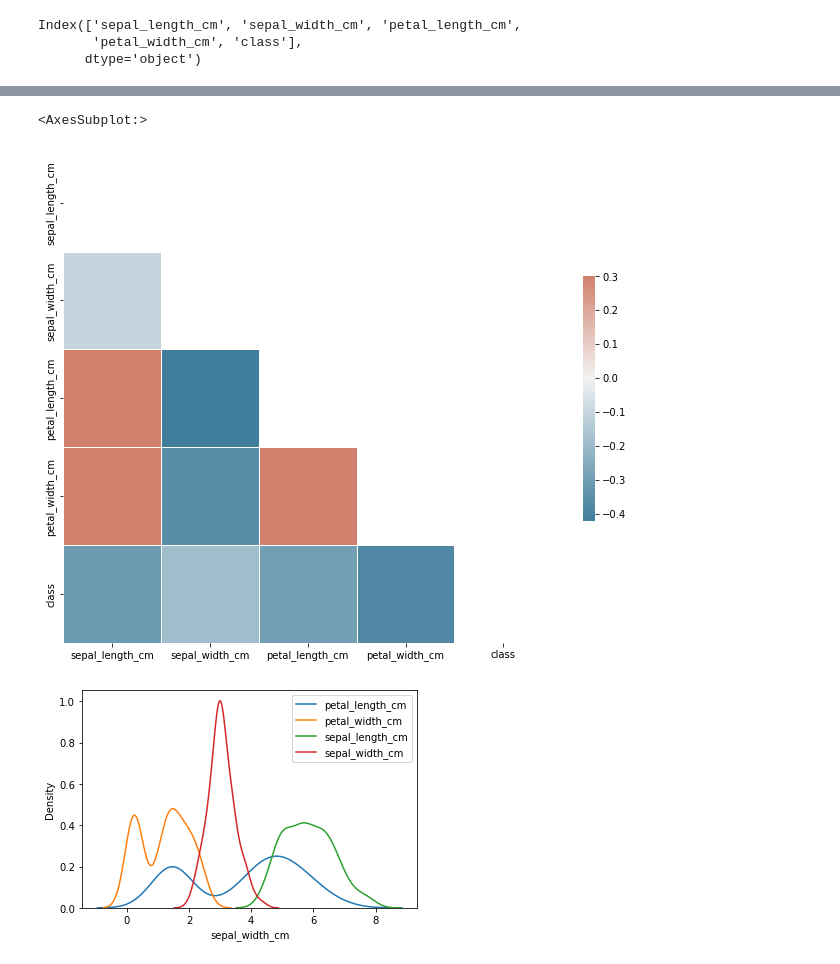
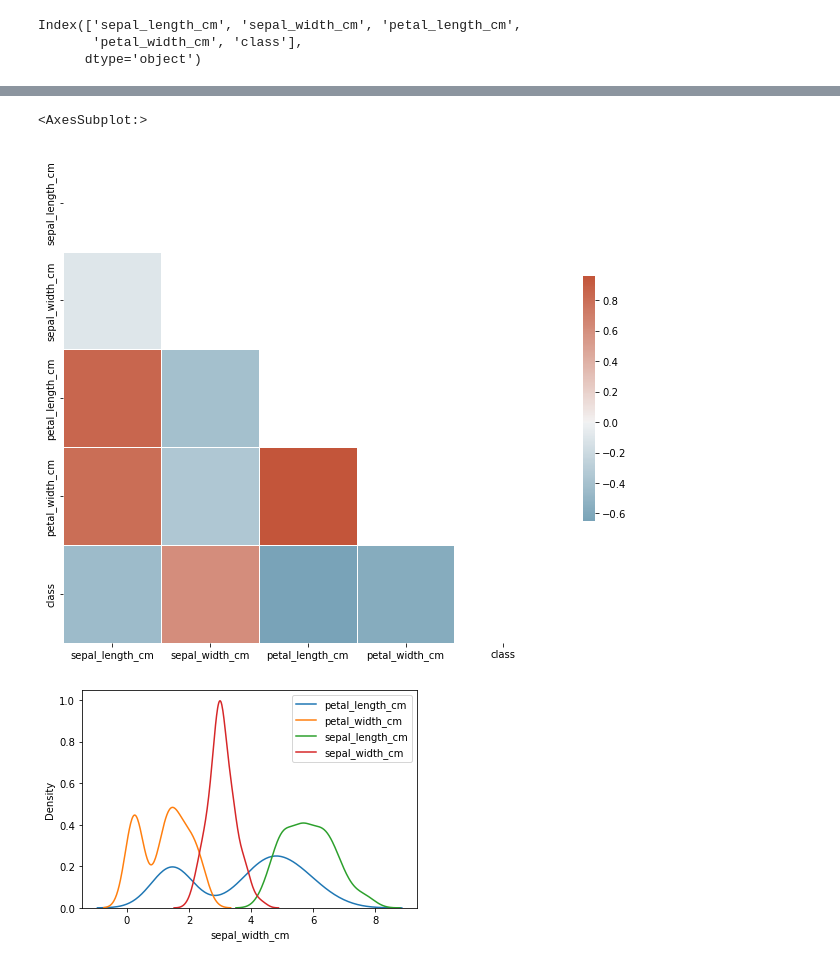
Before and after one commit to radek-deb/Labs_IronHack, a Jupyter notebook: module_3/Lab03/main.ipynb, the cells around one changed output, grey strips where cells are left out. Drawn from its saved outputs; the diff is of its cells as text; code cells hidden in the pictures.

```diff
--- a/module_3/Lab03/main.ipynb
+++ b/module_3/Lab03/main.ipynb
@@ -262,7 +262,7 @@ Name: class, dtype: int64
 classes_encode = {
 	'Iris-virginica' : 1,
 	'Iris-setosa' : 2,
-	'Iris-versicolor' : 3,
+	'Iris-versicolor' : 0,
 	}
 data['class']=data['class'].map(classes_encode)
 # %%
@@ -288,0 +291,2 @@ data.boxplot()
+# %%
+data.drop_duplicates(inplace=True)
@@ -327,13 +344,13 @@ sns.scatterplot(x='sepal_length_cm', y='petal_width_cm', hue='class', data=data)
 # %%
 corr=data.corr()
 mask = np.triu(np.ones_like(corr, dtype=bool))
 f, ax = plt.subplots(figsize=(11, 9))
 cmap = sns.diverging_palette(230, 20, as_cmap=True)
-sns.heatmap(corr, mask=mask, cmap=cmap, vmax=.3, center=0,
+sns.heatmap(corr, mask=mask, cmap=cmap, center=0,
             square=True, linewidths=.5, cbar_kws={"shrink": .5})
 # %% [output]
 <AxesSubplot:>
-[figure, old version]
+[figure, new version]
 # %%
 sns.distplot(data['petal_length_cm'], hist=False, label='petal_length_cm')
 sns.distplot(data['petal_width_cm'], hist=False, label= 'petal_width_cm')
```
Also changed, not shown: parts of 10 cells of this notebook, 2 other files.
